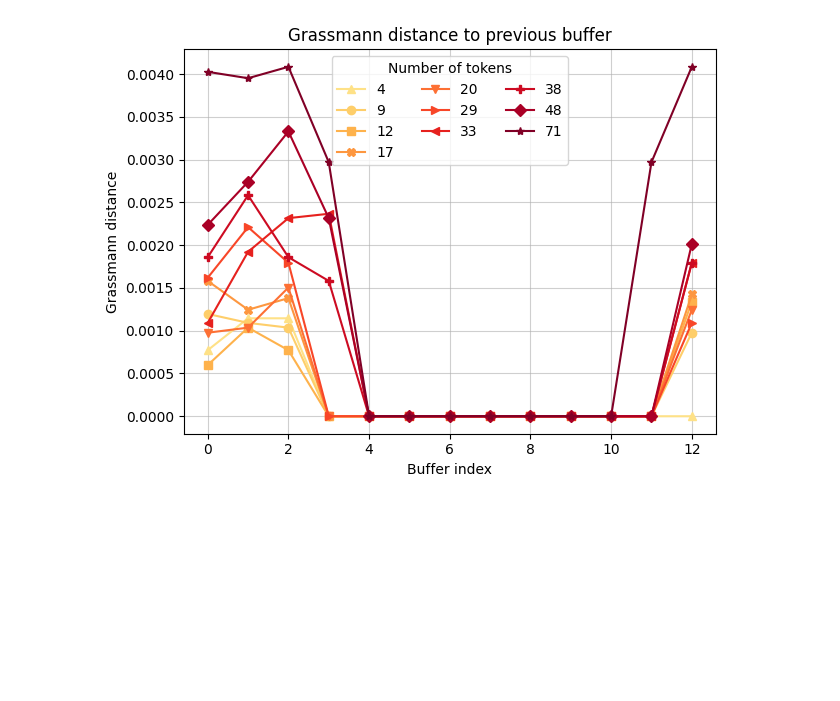
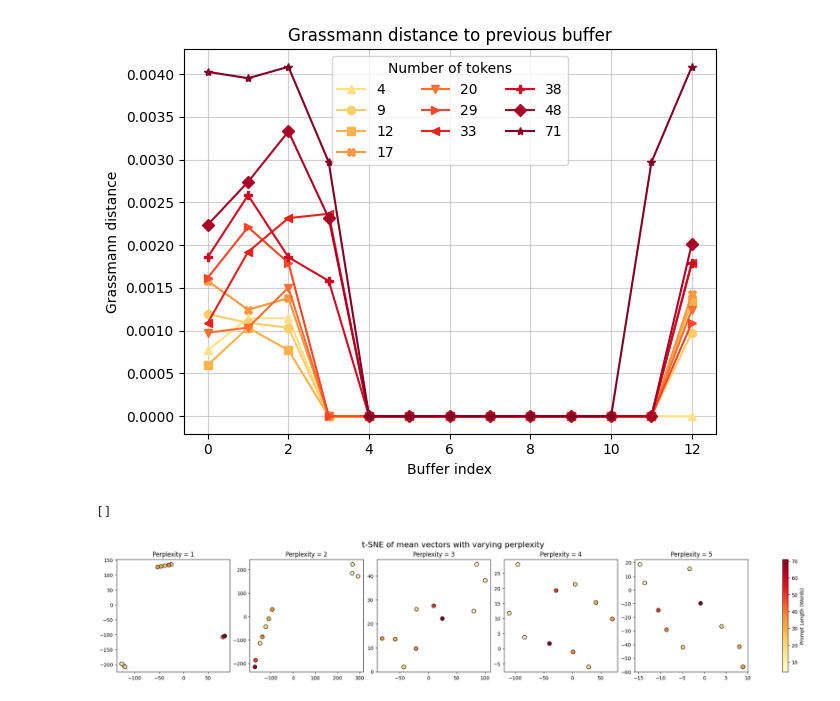
Before and after one commit to filippobezzi/transformer_geometrical_analysis, a Jupyter notebook: buffer_analysis.ipynb, the cells around one changed output. Saved outputs shown, nothing was run; the diff lists cells and outputs as text; code cells hidden in the pictures; blank space fills up the shorter version.

```diff
--- a/buffer_analysis.ipynb
+++ b/buffer_analysis.ipynb
@@ -171,3 +183,30 @@ plt.tight_layout()
 plt.show()
 # %% [output]
 [figure]
+# %%
+step = -1
+mean_vecs_step = mean_vector[:, step, :]
+
+# Word counts for color
+word_counts = [len(p.split()) for p in prompts]
+
+# Perplexity values to try
+perplexities = [1, 2, 3, 4, 5]
+
+# Create subplots
+fig, axs = plt.subplots(1, len(perplexities), figsize=(20, 4), constrained_layout=True)
+
+for ax, perplexity in zip(axs, perplexities):
+    tsne = TSNE(n_components=2, perplexity=perplexity, learning_rate='auto', init='random', random_state=42)
+    proj = tsne.fit_transform(mean_vecs_step)
+
+    scatter = ax.scatter(proj[:, 0], proj[:, 1], c=word_counts, cmap="YlOrRd", s=60, edgecolor='k')
+    ax.set_title(f"Perplexity = {perplexity}")
+
+# Shared colorbar
+fig.colorbar(scatter, ax=axs, label="Prompt Length (Words)", orientation='vertical')
+plt.suptitle("t-SNE of mean vectors with varying perplexity", fontsize=16)
+plt.plot()
+# %% [output]
+[]
+[figure, added]
```
Also changed, not shown: parts of 5 cells of this notebook.
